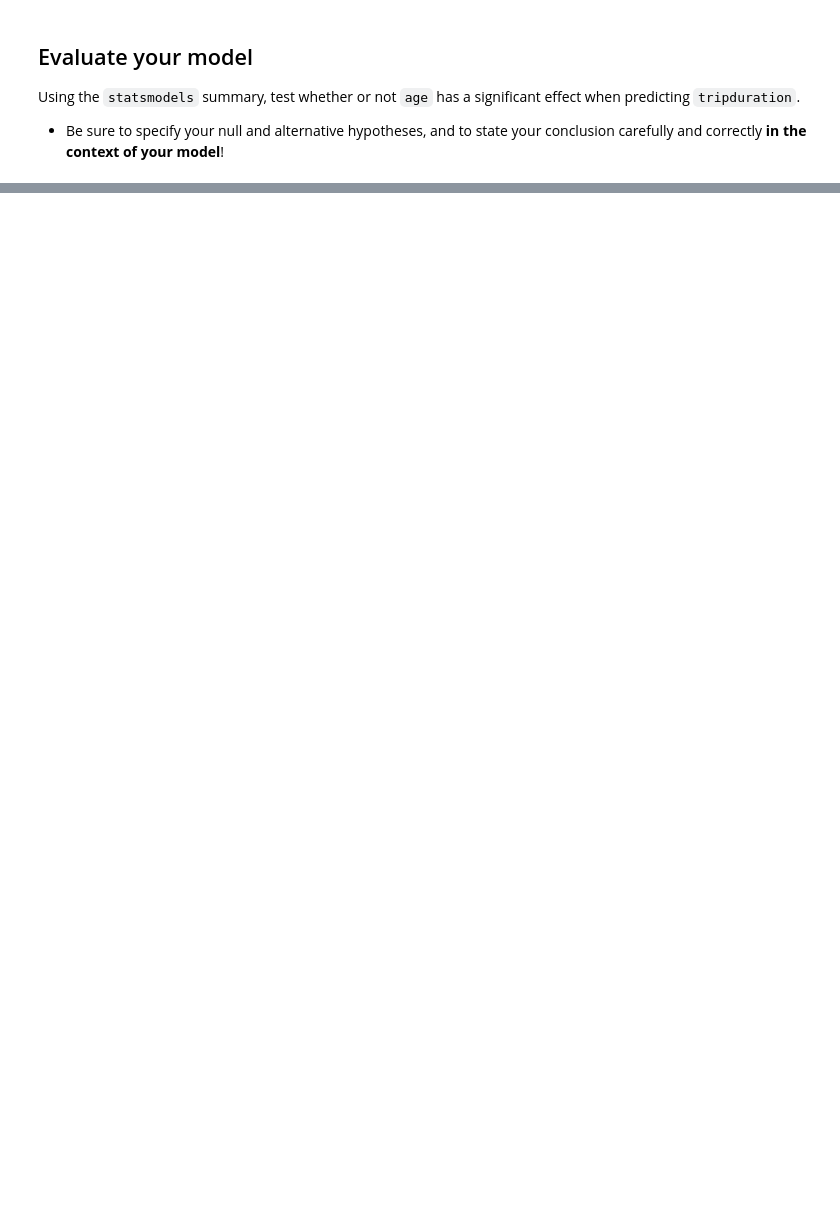
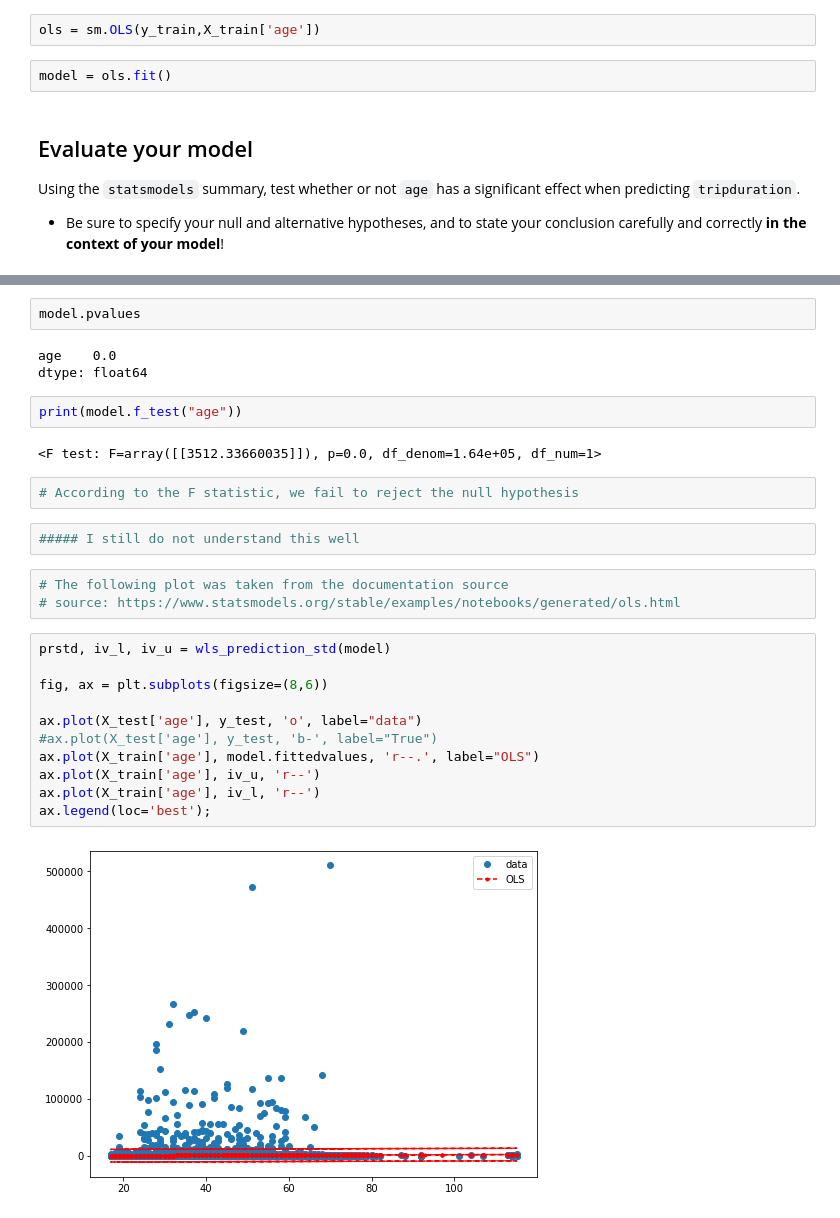
Before and after one commit to viviloaf/general-assembly, a Jupyter notebook: labs/3.02-lab-regression-master/starter-code.ipynb, the cells around one changed output, grey strips where cells are left out. Cells and saved outputs as stored; diff of their text form; blank space fills up the shorter version.

```diff
--- a/labs/3.02-lab-regression-master/starter-code.ipynb
+++ b/labs/3.02-lab-regression-master/starter-code.ipynb
@@ -60,3 +442,7 @@ Look at some evaluation metrics for **both** the training and test data.
+# %%
+ols = sm.OLS(y_train,X_train['age'])
+# %%
+model = ols.fit()
 # %% [markdown]
 ## Evaluate your model
 Using the `statsmodels` summary, test whether or not `age` has a significant effect when predicting `tripduration`.
@@ -63,0 +481,29 @@ Using the `statsmodels` summary, test whether or not `age` has a significant eff
+# %%
+model.pvalues
+# %% [output]
+age    0.0
+dtype: float64
+# %%
+print(model.f_test("age"))
+# %% [output]
+<F test: F=array([[3512.33660035]]), p=0.0, df_denom=1.64e+05, df_num=1>
+# %%
+# According to the F statistic, we fail to reject the null hypothesis
+# %%
+##### I still do not understand this well
+# %%
+# The following plot was taken from the documentation source
+# source: https://www.statsmodels.org/stable/examples/notebooks/generated/ols.html
+# %%
+prstd, iv_l, iv_u = wls_prediction_std(model)
+
+fig, ax = plt.subplots(figsize=(8,6))
+
+ax.plot(X_test['age'], y_test, 'o', label="data")
+#ax.plot(X_test['age'], y_test, 'b-', label="True")
+ax.plot(X_train['age'], model.fittedvalues, 'r--.', label="OLS")
+ax.plot(X_train['age'], iv_u, 'r--')
+ax.plot(X_train['age'], iv_l, 'r--')
+ax.legend(loc='best');
+# %% [output]
+[figure, added]
```
Also changed, not shown: parts of 68 cells of this notebook.
